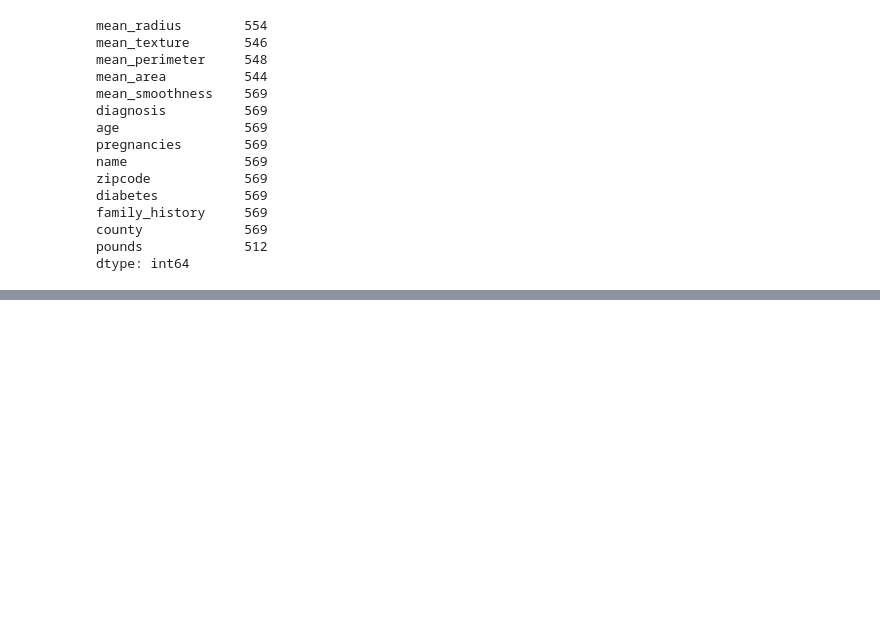
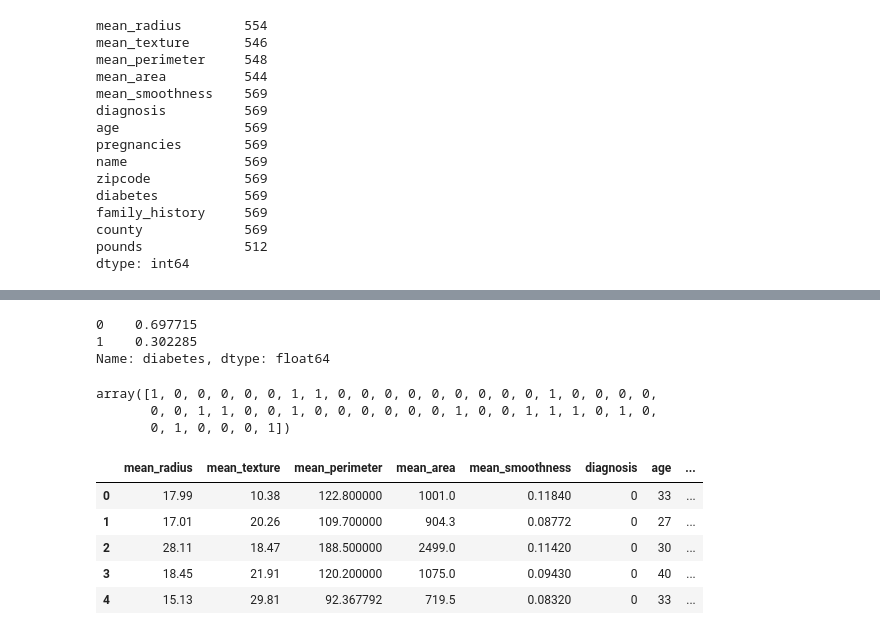
Before and after one commit to raquelcreis/CastoresIndomaveis, a Jupyter notebook: notebooks/aula003_pandas.ipynb, the cells around one changed output, grey strips where cells are left out. Saved outputs shown, nothing was run; the diff lists cells and outputs as text; code cells hidden in the pictures; blank space fills up the shorter version.

```diff
--- a/notebooks/aula003_pandas.ipynb
+++ b/notebooks/aula003_pandas.ipynb
@@ -917,0 +958,2 @@ memory usage: 66.7+ KB
+# %%
+df.mean_texture.fillna(media_texture,inplace=True)
@@ -917,0 +1002,3 @@ memory usage: 66.7+ KB
+# %%
+%time
+df.mean_perimeter.fillna(df.mean_perimeter.mean(),inplace=True)
@@ -917,0 +1008,23 @@ memory usage: 66.7+ KB
+# %%
+## inputação respeitando a distribuição de frequência
+
+df.diabetes.value_counts(normalize=True)
+# %% [output]
+0    0.697715
+1    0.302285
+Name: diabetes, dtype: float64
+# %%
+np.random.choice([0,1],p=df.diabetes.value_counts(normalize=True).values,size=50)
+# %% [output]
+array([1, 0, 0, 0, 0, 0, 1, 1, 0, 0, 0, 0, 0, 0, 0, 0, 0, 1, 0, 0, 0, 0,
+       0, 0, 1, 1, 0, 0, 1, 0, 0, 0, 0, 0, 0, 1, 0, 0, 1, 1, 1, 0, 1, 0,
+       0, 1, 0, 0, 0, 1])
+# %%
+df.head()
+# %% [output]
+|  | mean_radius | mean_texture | mean_perimeter | mean_area | mean_smoothness | diagnosis | age | ... |
+| 0 | 17.99 | 10.38 | 122.800000 | 1001.0 | 0.11840 | 0 | 33 | ... |
+| 1 | 17.01 | 20.26 | 109.700000 | 904.3 | 0.08772 | 0 | 27 | ... |
+| 2 | 28.11 | 18.47 | 188.500000 | 2499.0 | 0.11420 | 0 | 30 | ... |
+| 3 | 18.45 | 21.91 | 120.200000 | 1075.0 | 0.09430 | 0 | 40 | ... |
+| 4 | 15.13 | 29.81 | 92.367792 | 719.5 | 0.08320 | 0 | 33 | ... |
```
Also changed, not shown: parts of 61 cells of this notebook, 4 other files.
